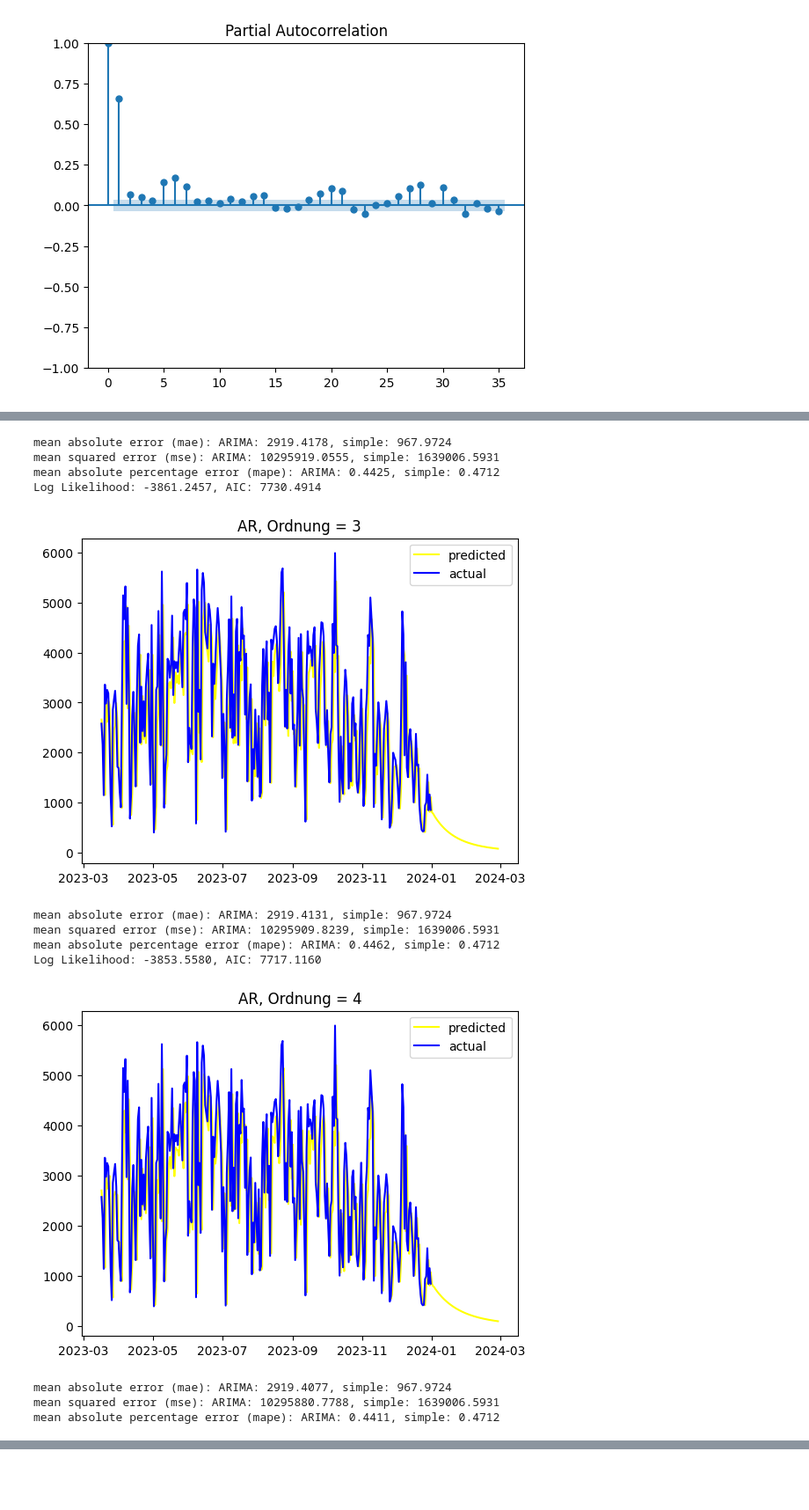
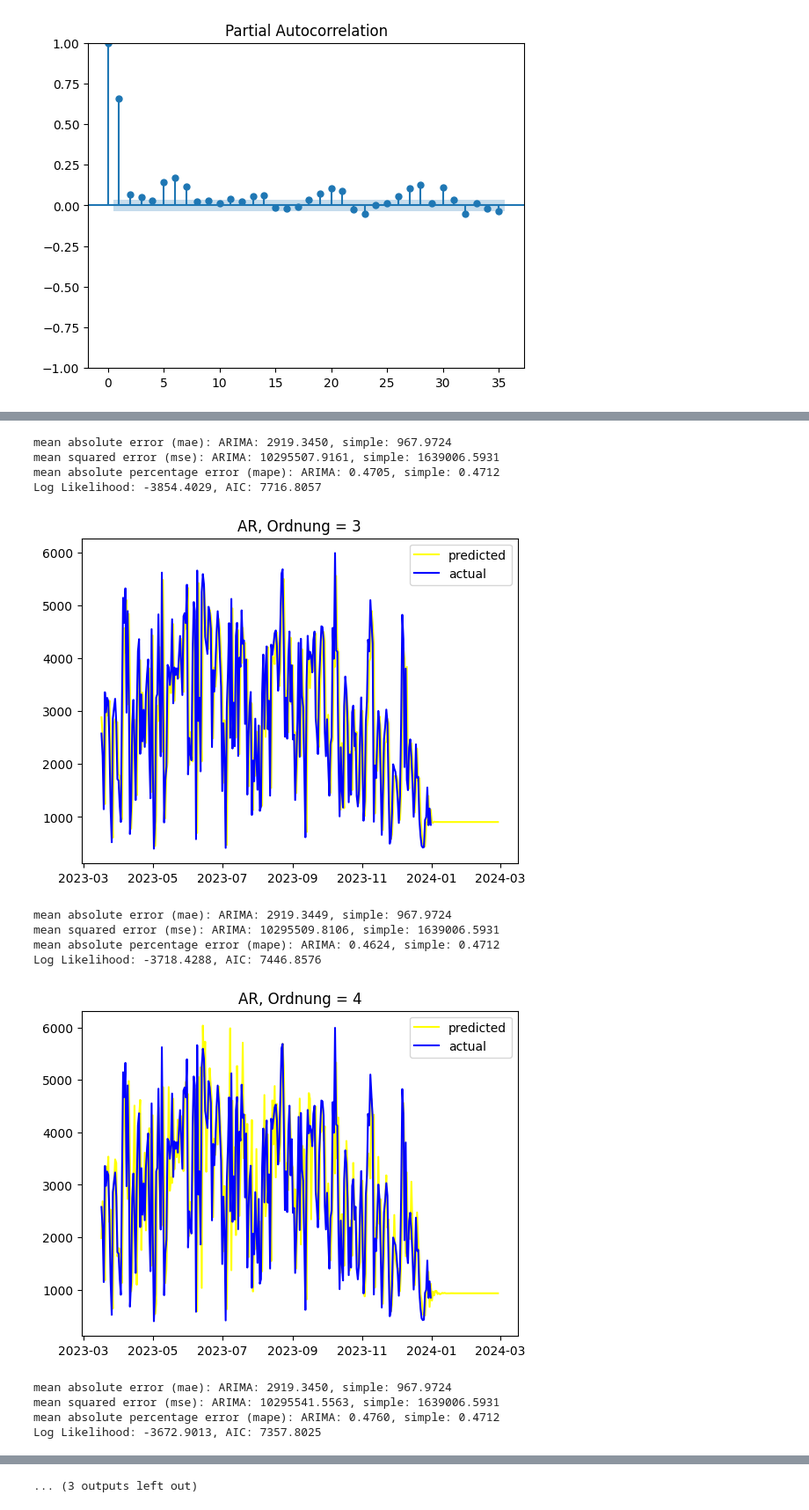
Before and after one commit to wooloflettuce/bonn-bike-count, a Jupyter notebook: ARIMA/Südbrücke/jaehrlich.ipynb, the cells around one changed output, grey strips where cells are left out. Shown at 88% size. Cells and saved outputs as stored; diff of their text form; code cells hidden in the pictures; blank space fills up the shorter version.

```diff
--- a/ARIMA/Südbrücke/jaehrlich.ipynb
+++ b/ARIMA/Südbrücke/jaehrlich.ipynb
@@ -176,8 +176,8 @@ def ma_arima():
         print("mean squared error (mse): ARIMA: {:.4f}, simple: {:.4f}".format(mse_arima, mse_simple))
         print("mean absolute percentage error (mape): ARIMA: {:.4f}, simple: {:.4f}".format(mape_arima, mape_simple))
 # %%
-for i in range(1, 5):
-    p, d, q = i, 0, 0
+for i in range(1, 8):
+    p, d, q = i, 1, 0
 
     arima = SARIMAX(df_train['log'], order=(p, d, q))
     result = arima.fit()
@@ -250,13 +250,14 @@ Log Likelihood: -3867.0108, AIC: 7740.0216
-mean absolute error (mae): ARIMA: 2919.4178, simple: 967.9724
-mean squared error (mse): ARIMA: 10295919.0555, simple: 1639006.5931
-mean absolute percentage error (mape): ARIMA: 0.4425, simple: 0.4712
-Log Likelihood: -3861.2457, AIC: 7730.4914
+mean absolute error (mae): ARIMA: 2919.3450, simple: 967.9724
+mean squared error (mse): ARIMA: 10295507.9161, simple: 1639006.5931
+mean absolute percentage error (mape): ARIMA: 0.4705, simple: 0.4712
+Log Likelihood: -3854.4029, AIC: 7716.8057
-[figure, old version]
+[figure, new version]
-mean absolute error (mae): ARIMA: 2919.4131, simple: 967.9724
-mean squared error (mse): ARIMA: 10295909.8239, simple: 1639006.5931
-mean absolute percentage error (mape): ARIMA: 0.4462, simple: 0.4712
-Log Likelihood: -3853.5580, AIC: 7717.1160
+mean absolute error (mae): ARIMA: 2919.3449, simple: 967.9724
+mean squared error (mse): ARIMA: 10295509.8106, simple: 1639006.5931
+mean absolute percentage error (mape): ARIMA: 0.4624, simple: 0.4712
+Log Likelihood: -3718.4288, AIC: 7446.8576
-[figure, old version]
+[figure, new version]
-mean absolute error (mae): ARIMA: 2919.4077, simple: 967.9724
-mean squared error (mse): ARIMA: 10295880.7788, simple: 1639006.5931
-mean absolute percentage error (mape): ARIMA: 0.4411, simple: 0.4712
+mean absolute error (mae): ARIMA: 2919.3450, simple: 967.9724
+mean squared error (mse): ARIMA: 10295541.5563, simple: 1639006.5931
+mean absolute percentage error (mape): ARIMA: 0.4760, simple: 0.4712
+Log Likelihood: -3672.9013, AIC: 7357.8025
@@ -263,3 +270,4 @@ mean absolute percentage error (mape): ARIMA: 0.4411, simple: 0.4712
+... (3 outputs left out)
 # %%
 df_r
 # %% [output]
```
Also changed, not shown: parts of 44 cells of this notebook, 9 other files.
